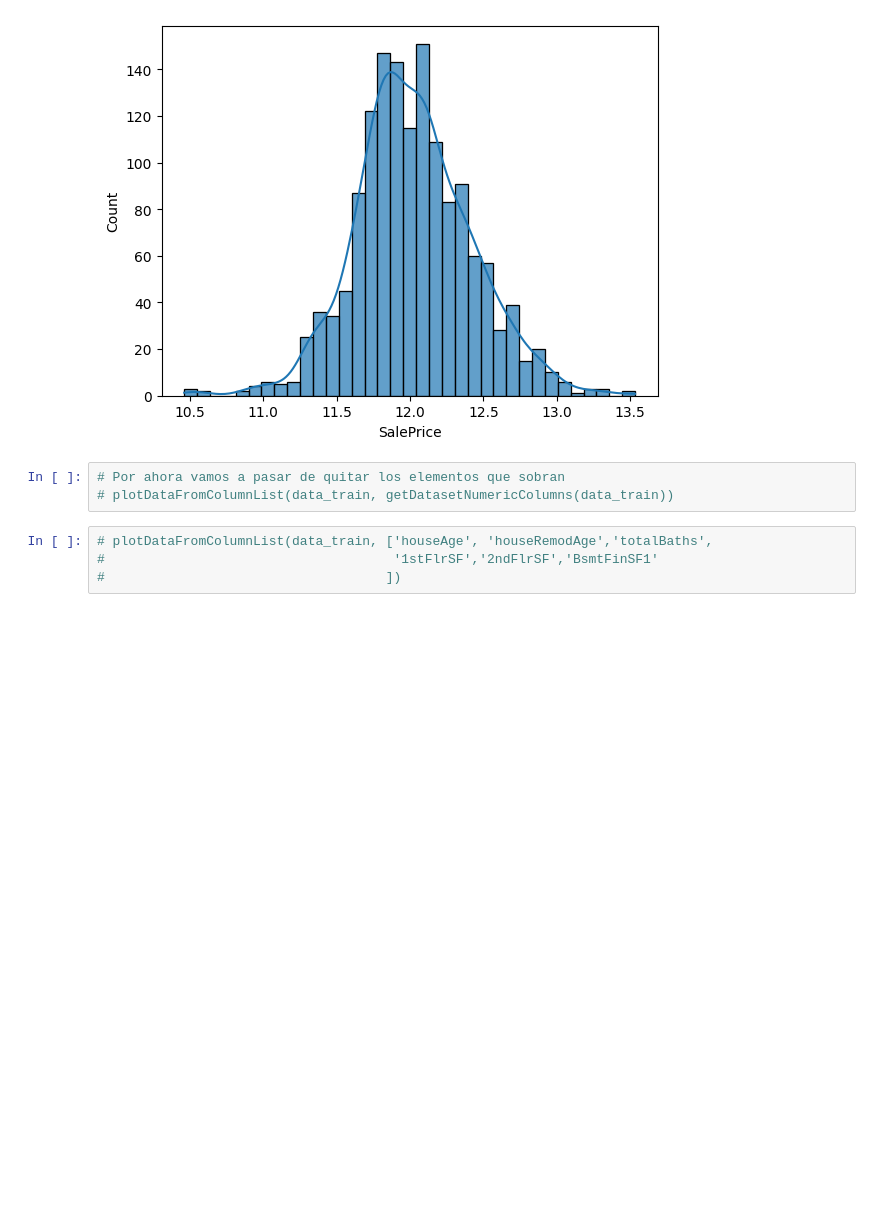
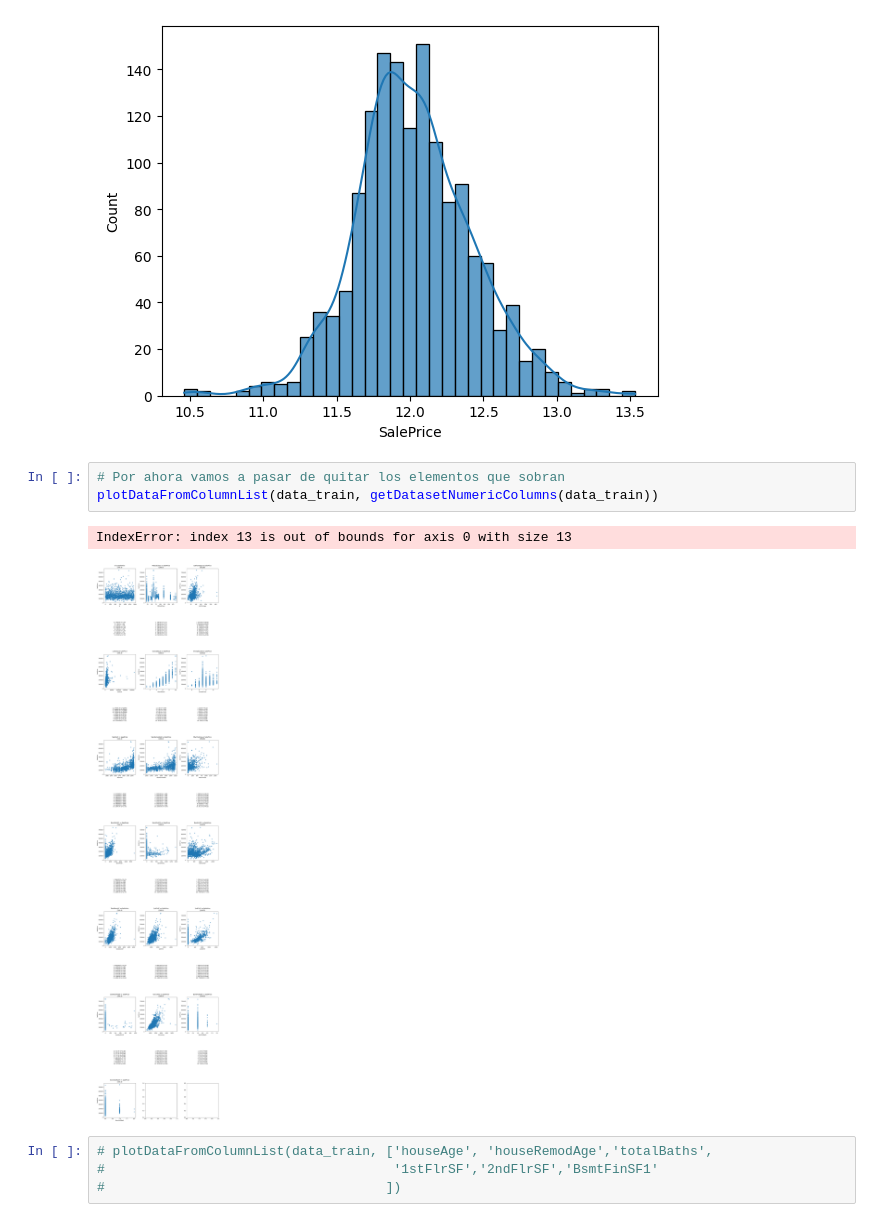
Before and after one commit to anajpva/house-prices, a Jupyter notebook: notebooks/data_analysis.ipynb, the cells around one changed output. Saved outputs shown, nothing was run; the diff lists cells and outputs as text; blank space fills up the shorter version.

```diff
--- a/notebooks/data_analysis.ipynb
+++ b/notebooks/data_analysis.ipynb
@@ -332,7 +362,10 @@ sns.histplot(np.log1p(data_train["SalePrice"]), kde=True, alpha=0.7)
 [figure]
 # %%
 # Por ahora vamos a pasar de quitar los elementos que sobran
-# plotDataFromColumnList(data_train, getDatasetNumericColumns(data_train))
+plotDataFromColumnList(data_train, getDatasetNumericColumns(data_train))
+# %% [output]
+IndexError: index 13 is out of bounds for axis 0 with size 13
+[figure, added]
 # %%
 # plotDataFromColumnList(data_train, ['houseAge', 'houseRemodAge','totalBaths',
 #                                     '1stFlrSF','2ndFlrSF','BsmtFinSF1'
```
Also changed, not shown: parts of 13 cells of this notebook, 9 other files.
